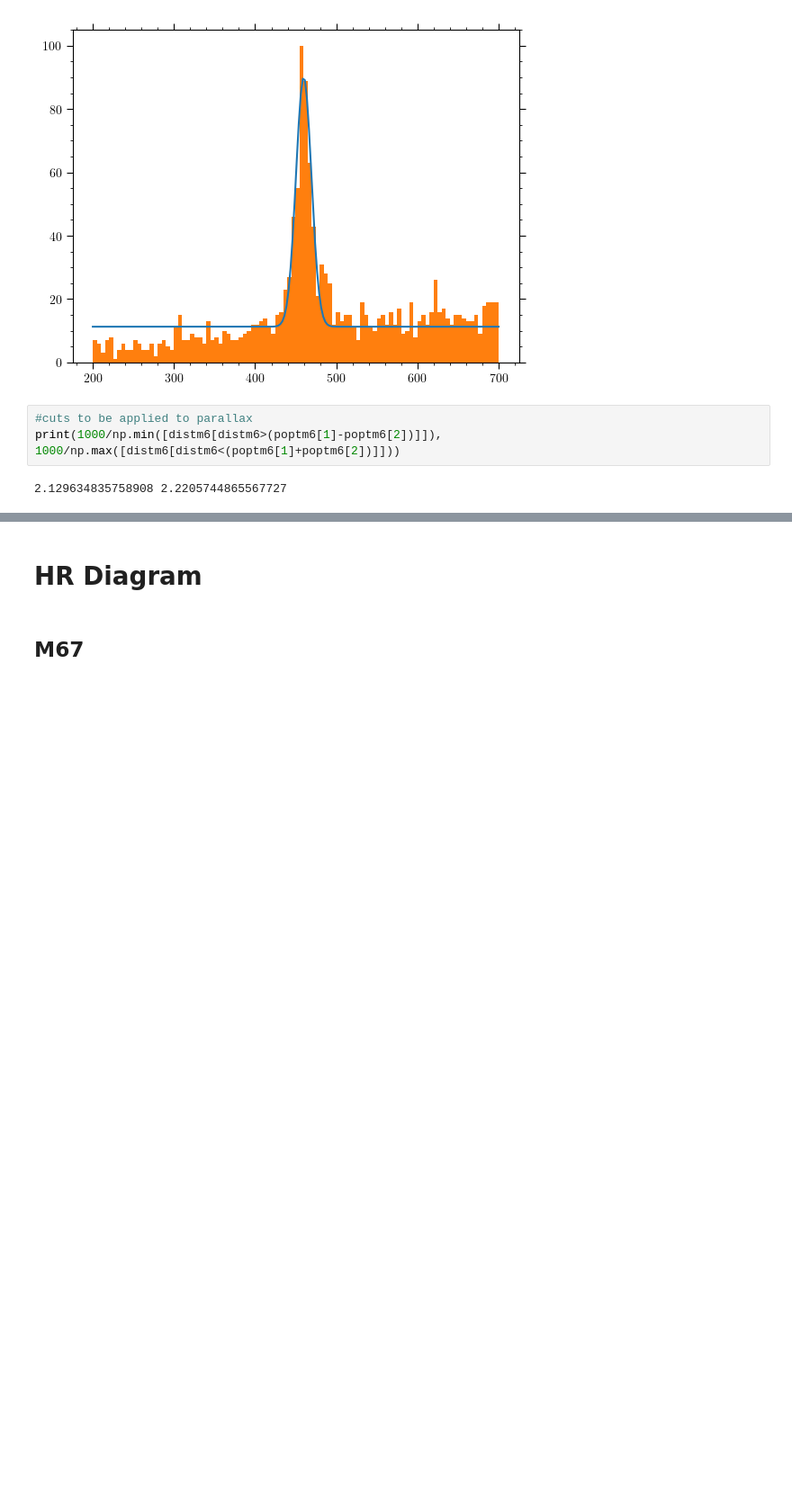
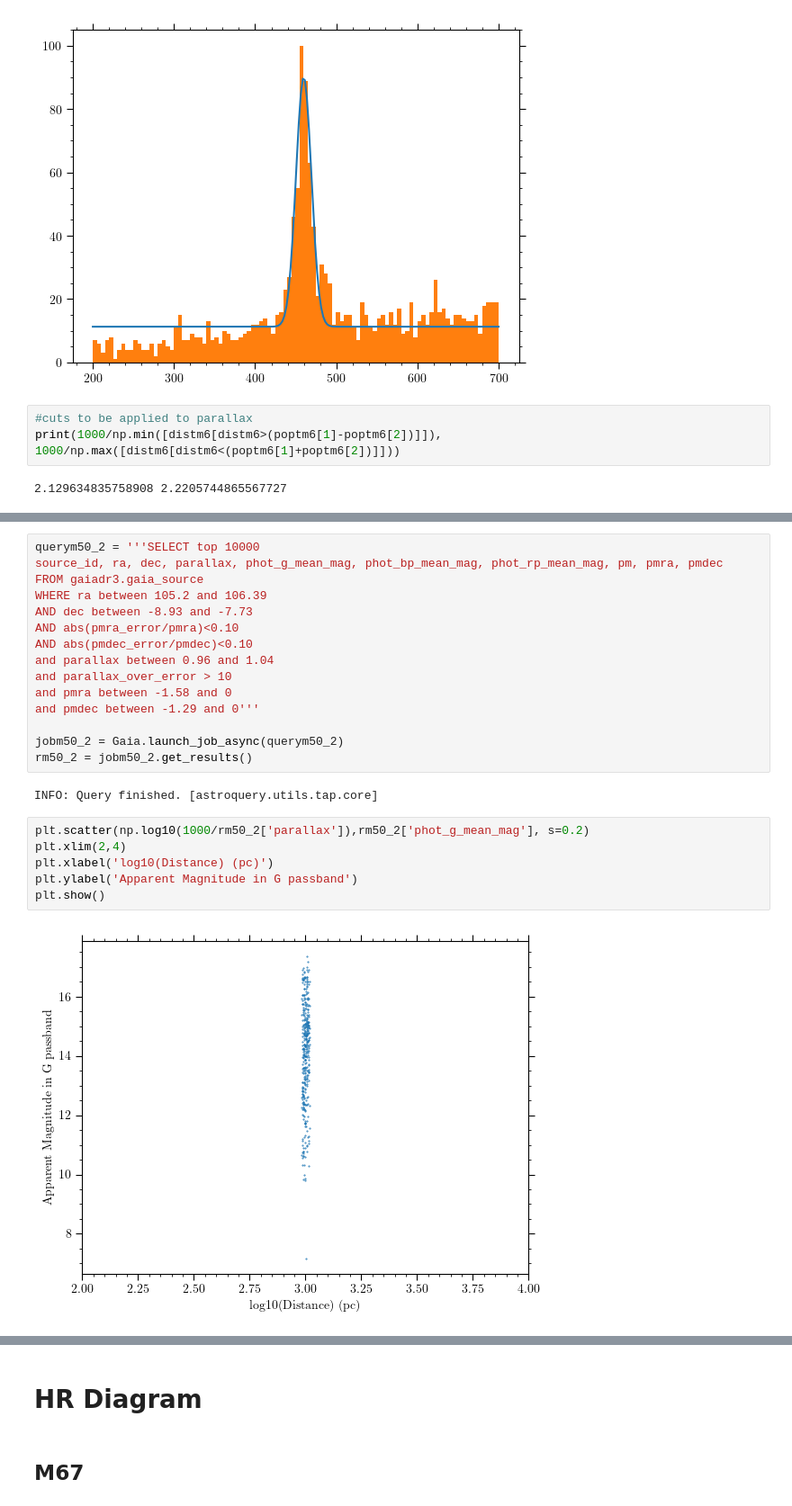
Before and after one commit to ravioli1369/gaia, a Jupyter notebook: week2.ipynb, the cells around one changed output, grey strips where cells are left out. Shown at 90% size. Drawn from its saved outputs; the diff is of its cells as text; blank space fills up the shorter version.

```diff
--- a/week2.ipynb
+++ b/week2.ipynb
@@ -282,0 +283,25 @@ plt.show()
+# %%
+querym50_2 = '''SELECT top 10000
+source_id, ra, dec, parallax, phot_g_mean_mag, phot_bp_mean_mag, phot_rp_mean_mag, pm, pmra, pmdec
+FROM gaiadr3.gaia_source
+WHERE ra between 105.2 and 106.39
+AND dec between -8.93 and -7.73
+AND abs(pmra_error/pmra)<0.10
+AND abs(pmdec_error/pmdec)<0.10
+and parallax between 0.96 and 1.04
+and parallax_over_error > 10
+and pmra between -1.58 and 0
+and pmdec between -1.29 and 0'''
+
+jobm50_2 = Gaia.launch_job_async(querym50_2)
+rm50_2 = jobm50_2.get_results()
+# %% [output]
+INFO: Query finished. [astroquery.utils.tap.core]
+# %%
+plt.scatter(np.log10(1000/rm50_2['parallax']),rm50_2['phot_g_mean_mag'], s=0.2)
+plt.xlim(2,4)
+plt.xlabel('log10(Distance) (pc)')
+plt.ylabel('Apparent Magnitude in G passband')
+plt.show()
+# %% [output]
+[figure, added]
```
Also changed, not shown: parts of 79 cells of this notebook, 7 other files.
